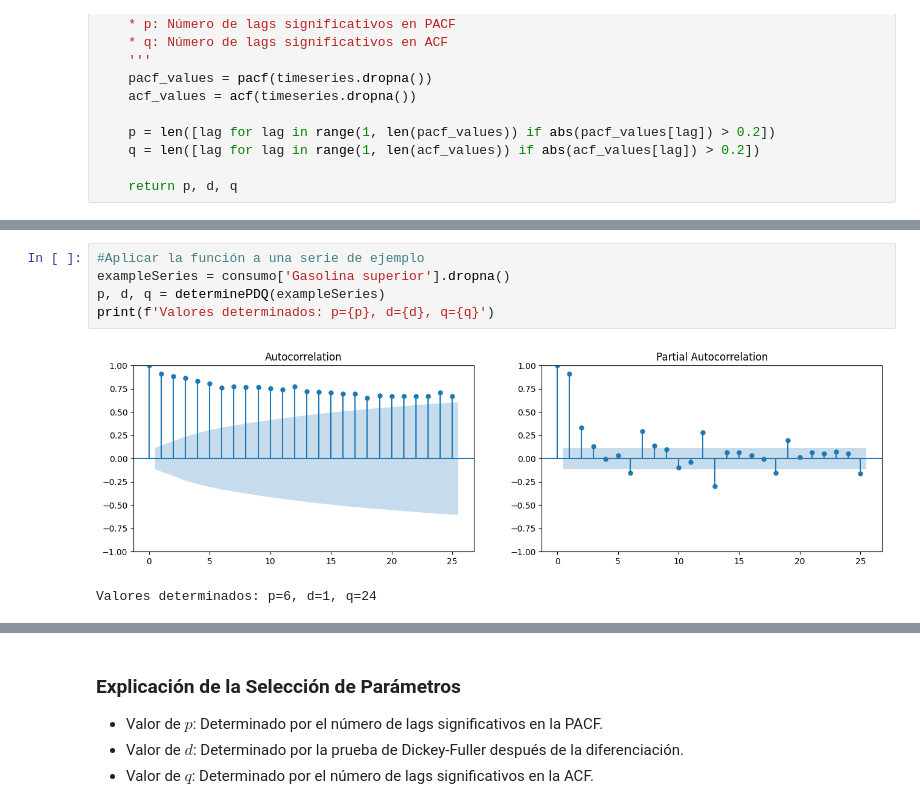
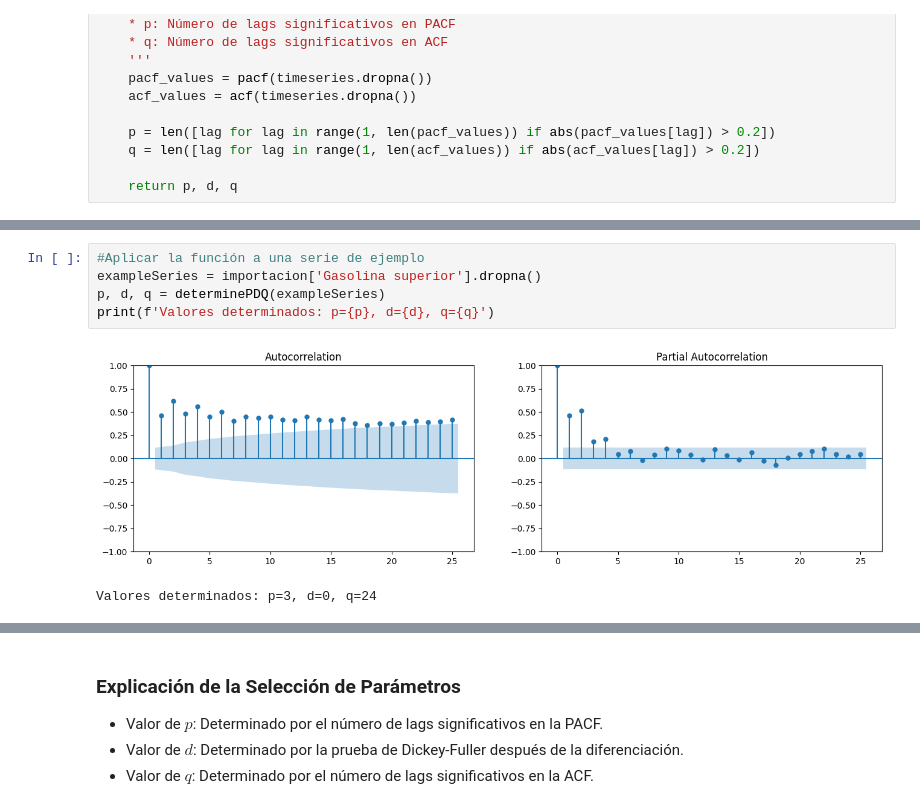
Before and after one commit to SofiLam13/Lab2-DS-, a Jupyter notebook: Lab2(Data_Science).ipynb, the cells around one changed output, grey strips where cells are left out. Drawn from its saved outputs; the diff is of its cells as text.

```diff
--- a/Lab2(Data_Science).ipynb
+++ b/Lab2(Data_Science).ipynb
@@ -463,8 +474,8 @@ def determinePDQ(timeseries):
 # %%
 #Aplicar la función a una serie de ejemplo
-exampleSeries = consumo['Gasolina superior'].dropna()
+exampleSeries = importacion['Gasolina superior'].dropna()
 p, d, q = determinePDQ(exampleSeries)
 print(f'Valores determinados: p={p}, d={d}, q={q}')
 # %% [output]
-[figure, old version]
+[figure, new version]
-Valores determinados: p=6, d=1, q=24
+Valores determinados: p=3, d=0, q=24
```
Also changed, not shown: parts of 38 cells of this notebook, 1 other file.
